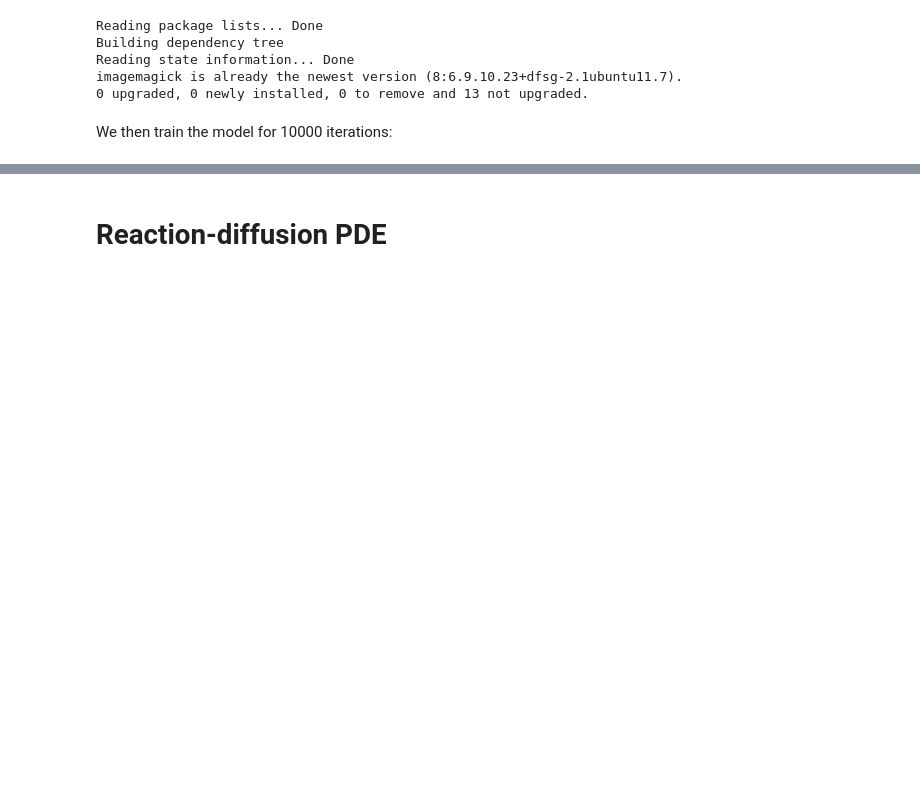
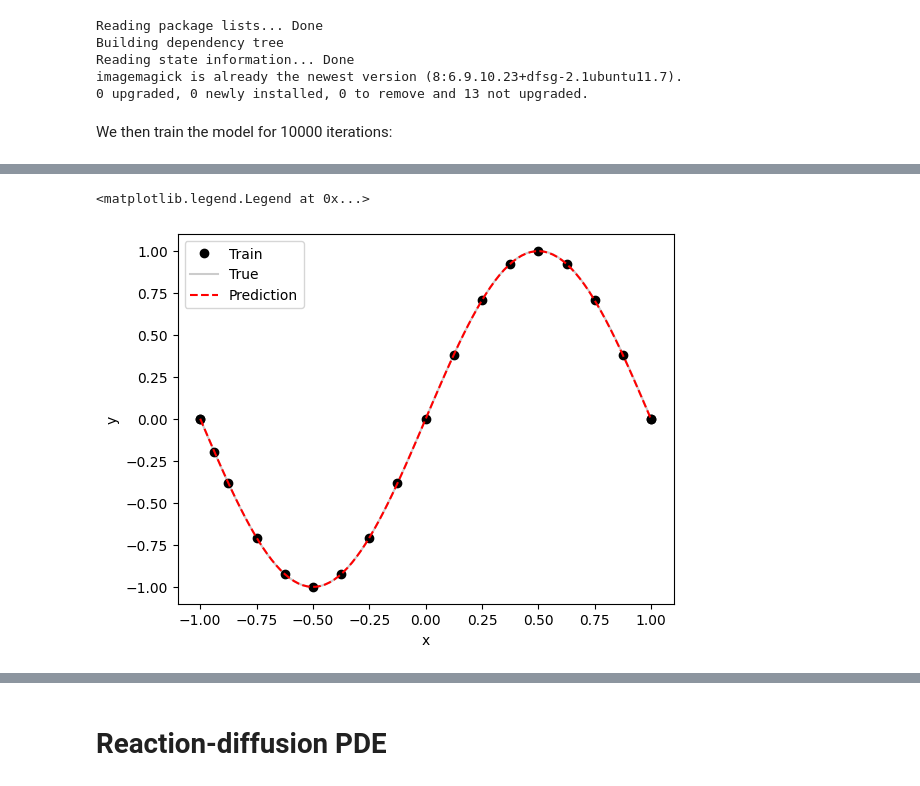
Before and after one commit to ianbgroves/PatternLearning, a Jupyter notebook: PINNs/Lu_2021_deepXDE/DeepXDE_tests.ipynb, the cells around one changed output, grey strips where cells are left out. Cells and saved outputs as stored; diff of their text form; code cells hidden in the pictures; blank space fills up the shorter version.

Commit message:
Add Burgers, Heat eq, test different visualisations

```diff
--- a/PINNs/Lu_2021_deepXDE/DeepXDE_tests.ipynb
+++ b/PINNs/Lu_2021_deepXDE/DeepXDE_tests.ipynb
@@ -176,0 +169,39 @@ Epoch 2000: train loss improved from 8.04e-04 to 2.18e-04, saving model to model
+# %%
+def _pack_data(train_state):
+    def merge_values(values):
+        if values is None:
+            return None
+        return np.hstack(values) if isinstance(values, (list, tuple)) else values
+
+    y_train = merge_values(train_state.y_train)
+    y_test = merge_values(train_state.y_test)
+    best_y = merge_values(train_state.best_y)
+    best_ystd = merge_values(train_state.best_ystd)
+    return y_train, y_test, best_y, best_ystd
+# %%
+y_train, y_test, best_y, best_ystd = _pack_data(train_state)
+y_dim = best_y.shape[1]
+# %%
+# 1D plot the training points
+if train_state.X_test.shape[1] == 1:
+    idx = np.argsort(train_state.X_test[:, 0])
+    X = train_state.X_test[idx, 0]
+    plt.figure()
+    for i in range(y_dim):
+        if y_train is not None:
+            plt.plot(train_state.X_train[:, 0], y_train[:, i], "ok", label="Train")
+
+# 1D plot the validation points
+if y_test is not None:
+    plt.plot(X, y_test[idx, i], "-k", label="True", alpha=0.2)
+
+# 1D plot the predicted curve
+plt.plot(X, best_y[idx, i], "--r", label="Prediction")
+
+
+plt.xlabel("x")
+plt.ylabel("y")
+plt.legend()
+# %% [output]
+<matplotlib.legend.Legend at 0x...>
+[figure, added]
```
Also changed, not shown: parts of 28 cells of this notebook.
